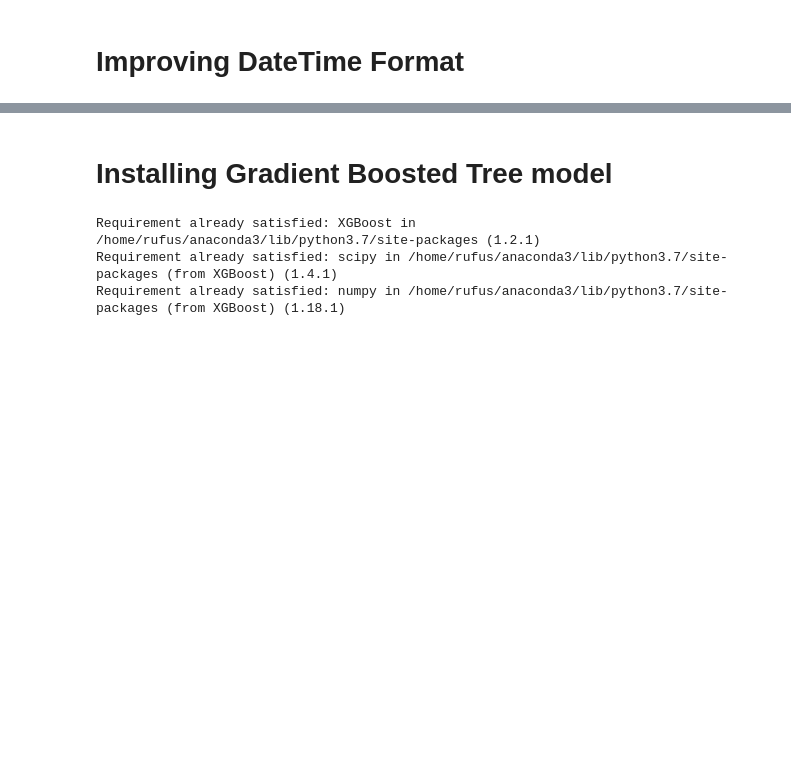
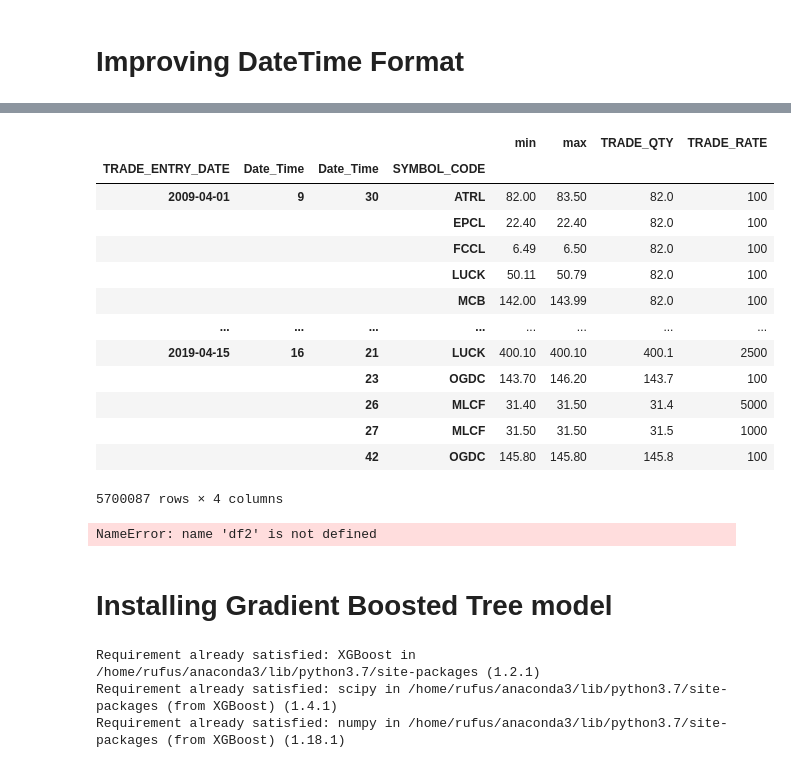
Before and after one commit to Syed-Sherjeel/PSX_Trading_Bot, a Jupyter notebook: Project_file.ipynb, the cells around one changed output, grey strips where cells are left out. Cells and saved outputs as stored; diff of their text form; code cells hidden in the pictures; blank space fills up the shorter version.

```diff
--- a/Project_file.ipynb
+++ b/Project_file.ipynb
@@ -594,3 +643,28 @@ df.head()
+# %%
+df1=df[:]
+df2=df1.groupby([df1.TRADE_ENTRY_DATE,df1.Date_Time.dt.hour,df1.Date_Time.dt.minute,df1.SYMBOL_CODE]).TRADE_RATE.agg(['min','max'])
+df2['TRADE_QTY']=df1.groupby([df1.TRADE_ENTRY_DATE,df1.Date_Time.dt.hour,df1.Date_Time.dt.minute]).TRADE_RATE.first()
+df2['TRADE_RATE']=df1.groupby([df1.TRADE_ENTRY_DATE,df1.Date_Time.dt.hour,df1.Date_Time.dt.minute]).TRADE_QTY.first()
+df2.columns=['LOW','HIGH','TRADE_RATE','TRADE_QTY']
+# %% [output]
+|  |  |  |  | min | max | TRADE_QTY | TRADE_RATE |
+| TRADE_ENTRY_DATE | Date_Time | Date_Time | SYMBOL_CODE |  |  |  |  |
+| 2009-04-01 | 9 | 30 | ATRL | 82.00 | 83.50 | 82.0 | 100 |
+|  |  |  | EPCL | 22.40 | 22.40 | 82.0 | 100 |
+|  |  |  | FCCL | 6.49 | 6.50 | 82.0 | 100 |
+|  |  |  | LUCK | 50.11 | 50.79 | 82.0 | 100 |
+|  |  |  | MCB | 142.00 | 143.99 | 82.0 | 100 |
+| ... | ... | ... | ... | ... | ... | ... | ... |
+| 2019-04-15 | 16 | 21 | LUCK | 400.10 | 400.10 | 400.1 | 2500 |
+|  |  | 23 | OGDC | 143.70 | 146.20 | 143.7 | 100 |
+|  |  | 26 | MLCF | 31.40 | 31.50 | 31.4 | 5000 |
+|  |  | 27 | MLCF | 31.50 | 31.50 | 31.5 | 1000 |
+|  |  | 42 | OGDC | 145.80 | 145.80 | 145.8 | 100 |
+5700087 rows × 4 columns
+# %%
+df2.shape
+# %% [output]
+NameError: name 'df2' is not defined
 # %% [markdown]
 # Installing Gradient Boosted Tree model
 # %%
```
Also changed, not shown: parts of 11 cells of this notebook.
